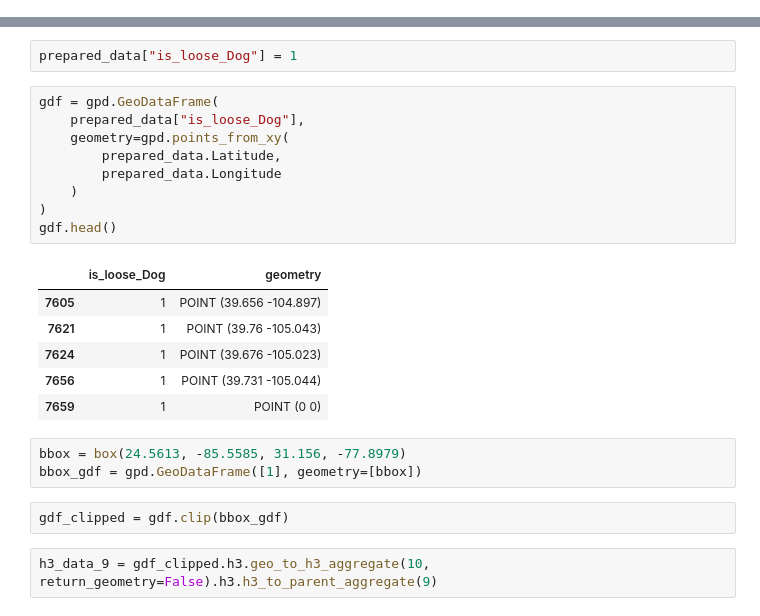
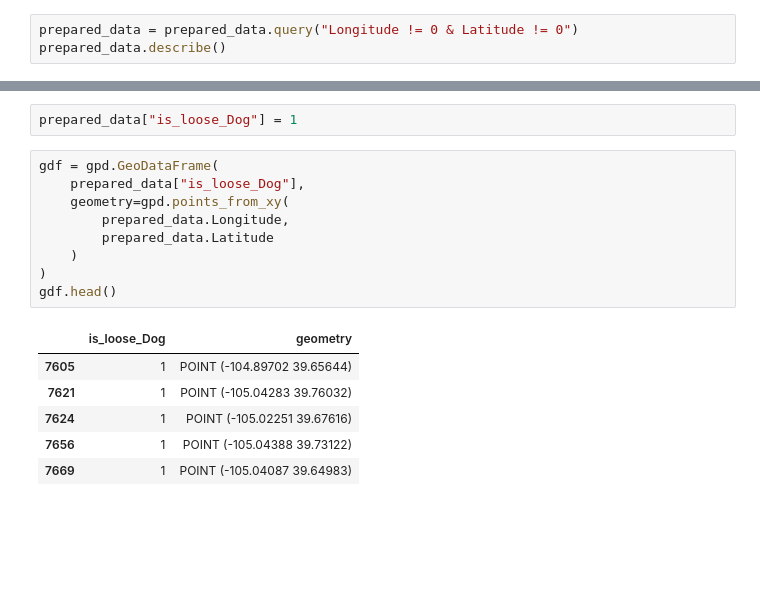
Before and after one commit to bryzgin/h3_aggregation, a Jupyter notebook: h3_aggregation.ipynb, the cells around one changed output, grey strips where cells are left out. Saved outputs shown, nothing was run; the diff lists cells and outputs as text; blank space fills up the shorter version.

```diff
--- a/h3_aggregation.ipynb
+++ b/h3_aggregation.ipynb
@@ -118,0 +119,3 @@ prepared_data.describe()
+# %%
+prepared_data = prepared_data.query("Longitude != 0 & Latitude != 0")
+prepared_data.describe()
@@ -121,23 +134,16 @@ prepared_data["is_loose_Dog"] = 1
 # %%
 gdf = gpd.GeoDataFrame(
     prepared_data["is_loose_Dog"],
     geometry=gpd.points_from_xy(
-        prepared_data.Latitude,
-        prepared_data.Longitude
+        prepared_data.Longitude,
+        prepared_data.Latitude
     )
 )
 gdf.head()
 # %% [output]
 |  | is_loose_Dog | geometry |
-| 7605 | 1 | POINT (39.656 -104.897) |
-| 7621 | 1 | POINT (39.76 -105.043) |
-| 7624 | 1 | POINT (39.676 -105.023) |
-| 7656 | 1 | POINT (39.731 -105.044) |
-| 7659 | 1 | POINT (0 0) |
+| 7605 | 1 | POINT (-104.89702 39.65644) |
+| 7621 | 1 | POINT (-105.04283 39.76032) |
+| 7624 | 1 | POINT (-105.02251 39.67616) |
+| 7656 | 1 | POINT (-105.04388 39.73122) |
+| 7669 | 1 | POINT (-105.04087 39.64983) |
-# %%
-bbox = box(24.5613, -85.5585, 31.156, -77.8979)
-bbox_gdf = gpd.GeoDataFrame([1], geometry=[bbox])
-# %%
-gdf_clipped = gdf.clip(bbox_gdf)
-# %%
-h3_data_9 = gdf_clipped.h3.geo_to_h3_aggregate(10, return_geometry=False).h3.h3_to_parent_aggregate(9)
```
Also changed, not shown: parts of 8 cells of this notebook.
